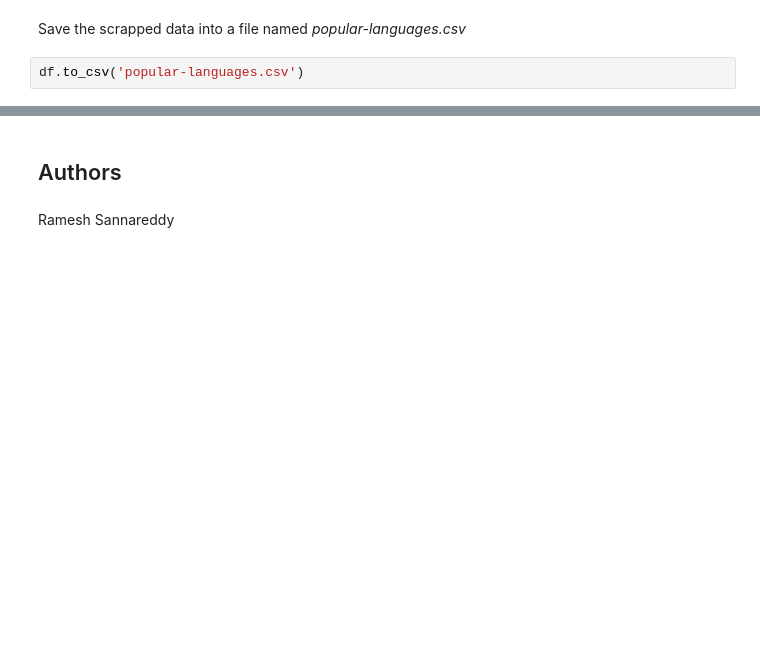
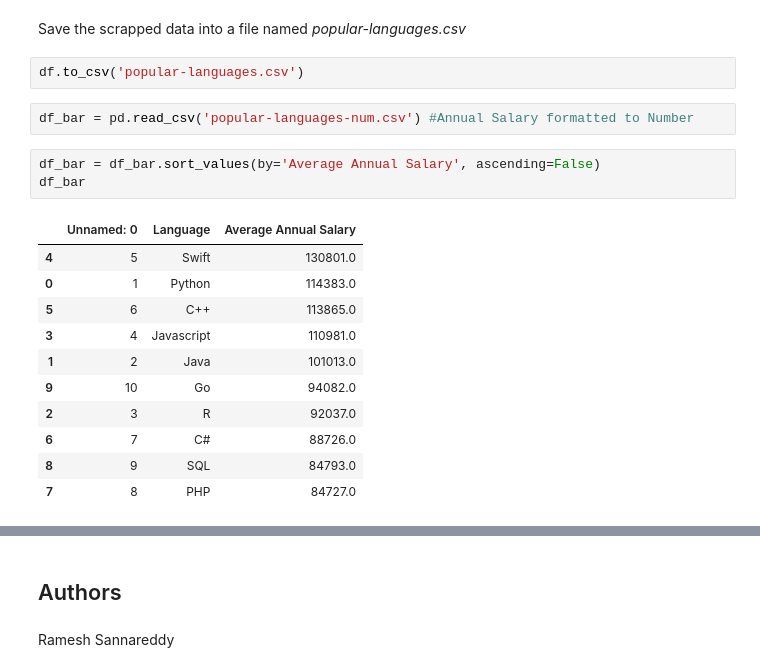
Before and after one commit to NalinMalla/IT-JobMarket-Analysis, a Jupyter notebook: 1.2. Data Collection - Web Scraping.ipynb, the cells around one changed output, grey strips where cells are left out. Saved outputs shown, nothing was run; the diff lists cells and outputs as text; blank space fills up the shorter version.

```diff
--- a/1.2. Data Collection - Web Scraping.ipynb
+++ b/1.2. Data Collection - Web Scraping.ipynb
@@ -67,3 +67,20 @@ df.set_index('Language')
 Save the scrapped data into a file named *popular-languages.csv*
 # %%
 df.to_csv('popular-languages.csv')
+# %%
+df_bar = pd.read_csv('popular-languages-num.csv') #Annual Salary formatted to Number
+# %%
+df_bar = df_bar.sort_values(by='Average Annual Salary', ascending=False)
+df_bar
+# %% [output]
+|  | Unnamed: 0 | Language | Average Annual Salary |
+| 4 | 5 | Swift | 130801.0 |
+| 0 | 1 | Python | 114383.0 |
+| 5 | 6 | C++ | 113865.0 |
+| 3 | 4 | Javascript | 110981.0 |
+| 1 | 2 | Java | 101013.0 |
+| 9 | 10 | Go | 94082.0 |
+| 2 | 3 | R | 92037.0 |
+| 6 | 7 | C# | 88726.0 |
+| 8 | 9 | SQL | 84793.0 |
+| 7 | 8 | PHP | 84727.0 |
```
Also changed, not shown: parts of 2 cells of this notebook, 14 other files.
